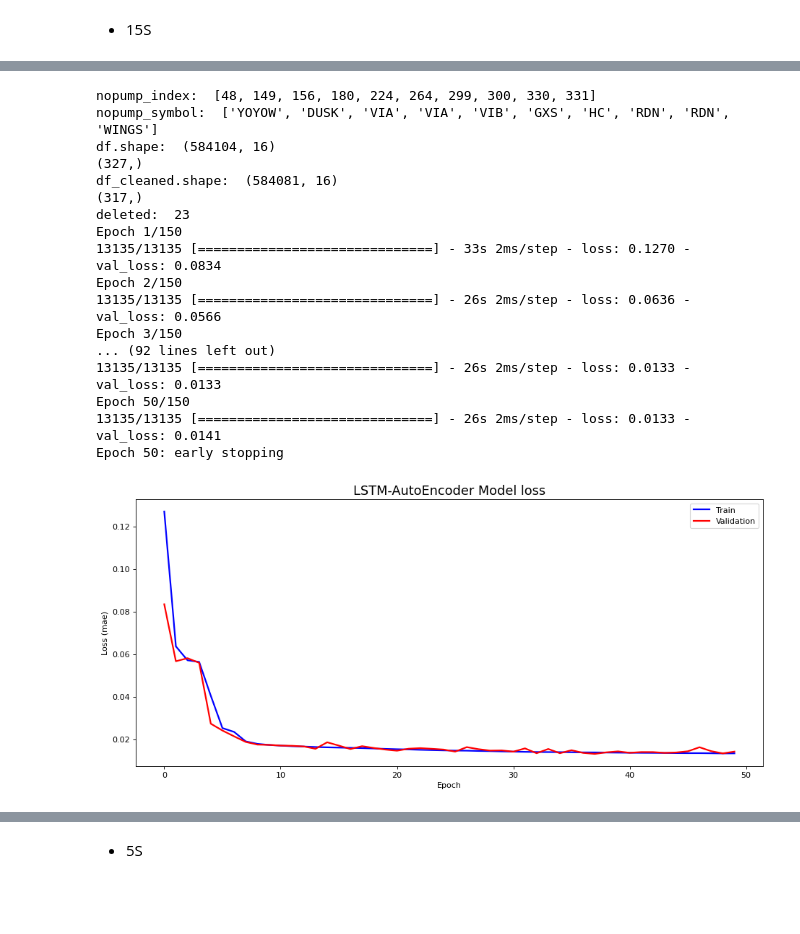
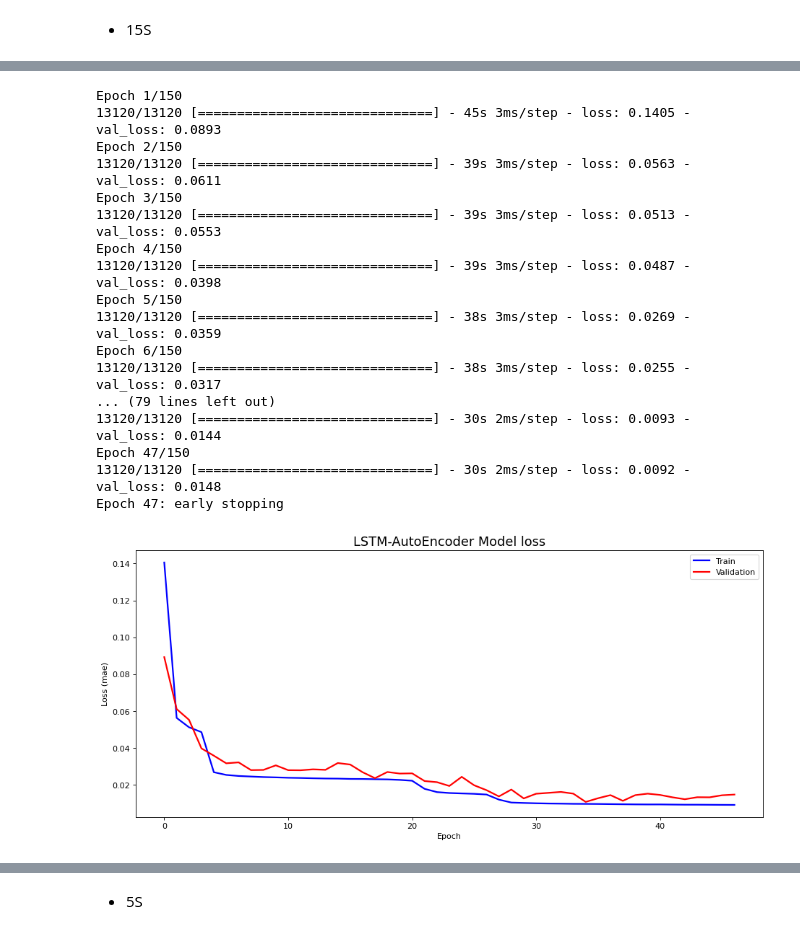
Before and after one commit to YuchaoZhang1229/Anomaly-Detection, a Jupyter notebook: LSTM-AutoEncoder.ipynb, the cells around one changed output, grey strips where cells are left out. Cells and saved outputs as stored; diff of their text form; code cells hidden in the pictures; blank space fills up the shorter version.

```diff
--- a/LSTM-AutoEncoder.ipynb
+++ b/LSTM-AutoEncoder.ipynb
@@ -114,9 +114,9 @@ def lstm_autoencoder(time_freq, X_train, y_train, X_test, y_test):
     X_train_abnormal = X_train[y_train == 1]
     y_train_abnormal = y_train[y_train == 1]
 
-    # concatenate normal data and abnormal data
-    X_test = np.concatenate((X_train_abnormal, X_test), axis=0)
-    y_test = np.concatenate((y_train_abnormal, y_test), axis=0)
+    # # concatenate normal data and abnormal data
+    # X_test = np.concatenate((X_train_abnormal, X_test), axis=0)
+    # y_test = np.concatenate((y_train_abnormal, y_test), axis=0)
 
     # 将时间序列数据转换为适用于LSTM自编码器的输入格式
     X_train = X_train.reshape(X_train.shape[0], 1, X_train.shape[1])
@@ -286,2 +291,4 @@ Precision:  0.8653846153846154
 # %% [markdown]
 - 15S
+# %%
+X_train, y_train, X_test, y_test = split_dataset('15S')
@@ -288,21 +304,21 @@ Precision:  0.8653846153846154
 # %%
-autoencoder_15S, test_mae_15S, y_test_15S = lstm_autoencoder(time_freq='15S')
+autoencoder_15S, train_mae_15S, y_train_15S, test_mae_15S, y_test_15S = lstm_autoencoder(time_freq='15S', X_train=X_train, y_train=y_train, X_test=X_test, y_test=y_test)
 # %% [output]
-nopump_index:  [48, 149, 156, 180, 224, 264, 299, 300, 330, 331]
-nopump_symbol:  ['YOYOW', 'DUSK', 'VIA', 'VIA', 'VIB', 'GXS', 'HC', 'RDN', 'RDN', 'WINGS']
-df.shape:  (584104, 16)
-(327,)
-df_cleaned.shape:  (584081, 16)
-(317,)
-deleted:  23
 Epoch 1/150
-13135/13135 [==============================] - 33s 2ms/step - loss: 0.1270 - val_loss: 0.0834
+13120/13120 [==============================] - 45s 3ms/step - loss: 0.1405 - val_loss: 0.0893
 Epoch 2/150
-13135/13135 [==============================] - 26s 2ms/step - loss: 0.0636 - val_loss: 0.0566
+13120/13120 [==============================] - 39s 3ms/step - loss: 0.0563 - val_loss: 0.0611
 Epoch 3/150
-... (92 lines left out)
-13135/13135 [==============================] - 26s 2ms/step - loss: 0.0133 - val_loss: 0.0133
-Epoch 50/150
-13135/13135 [==============================] - 26s 2ms/step - loss: 0.0133 - val_loss: 0.0141
-Epoch 50: early stopping
+13120/13120 [==============================] - 39s 3ms/step - loss: 0.0513 - val_loss: 0.0553
+Epoch 4/150
+13120/13120 [==============================] - 39s 3ms/step - loss: 0.0487 - val_loss: 0.0398
+Epoch 5/150
+13120/13120 [==============================] - 38s 3ms/step - loss: 0.0269 - val_loss: 0.0359
+Epoch 6/150
+13120/13120 [==============================] - 38s 3ms/step - loss: 0.0255 - val_loss: 0.0317
+... (79 lines left out)
+13120/13120 [==============================] - 30s 2ms/step - loss: 0.0093 - val_loss: 0.0144
+Epoch 47/150
+13120/13120 [==============================] - 30s 2ms/step - loss: 0.0092 - val_loss: 0.0148
+Epoch 47: early stopping
-[figure, old version]
+[figure, new version]
```
Also changed, not shown: parts of 11 cells of this notebook, 3 other files.
